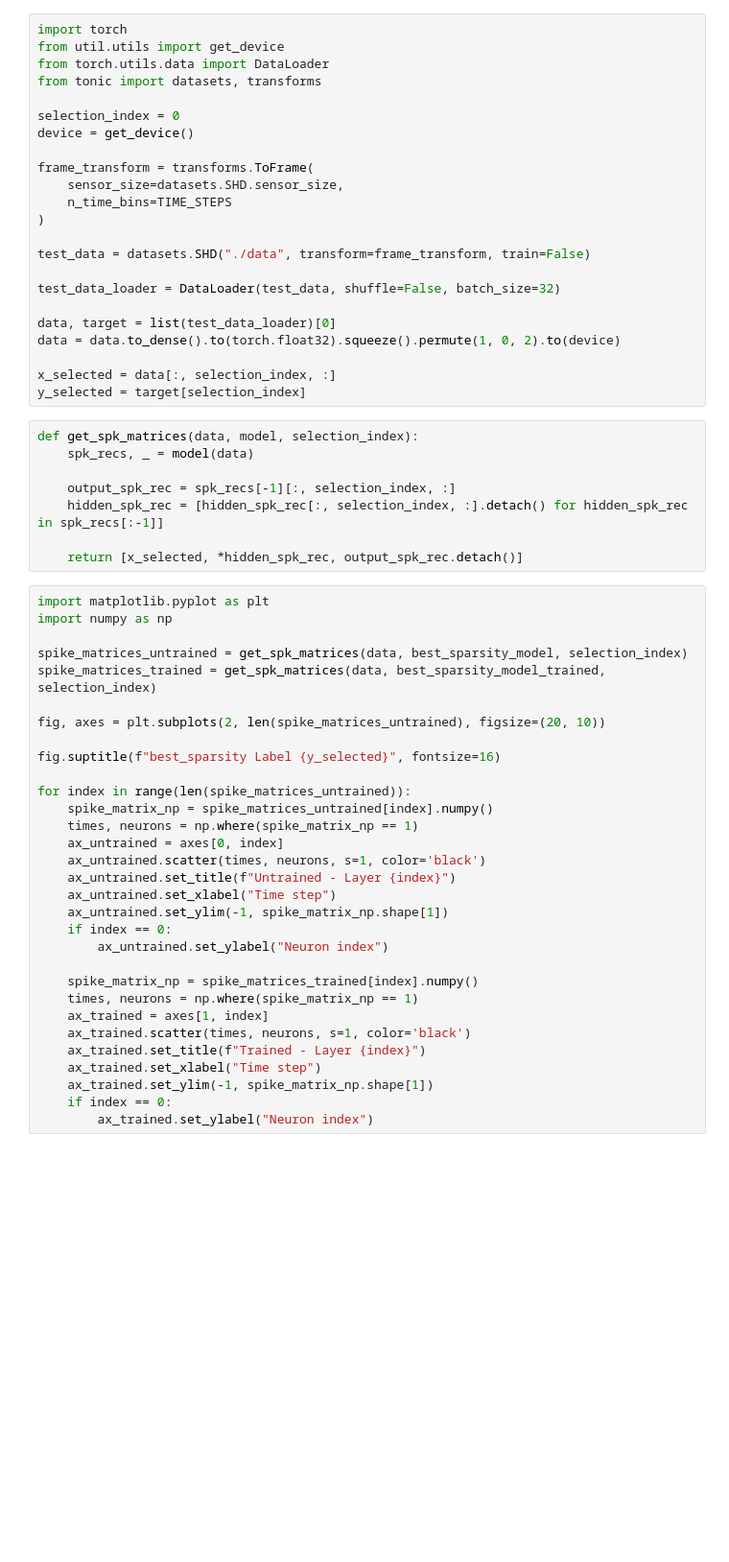
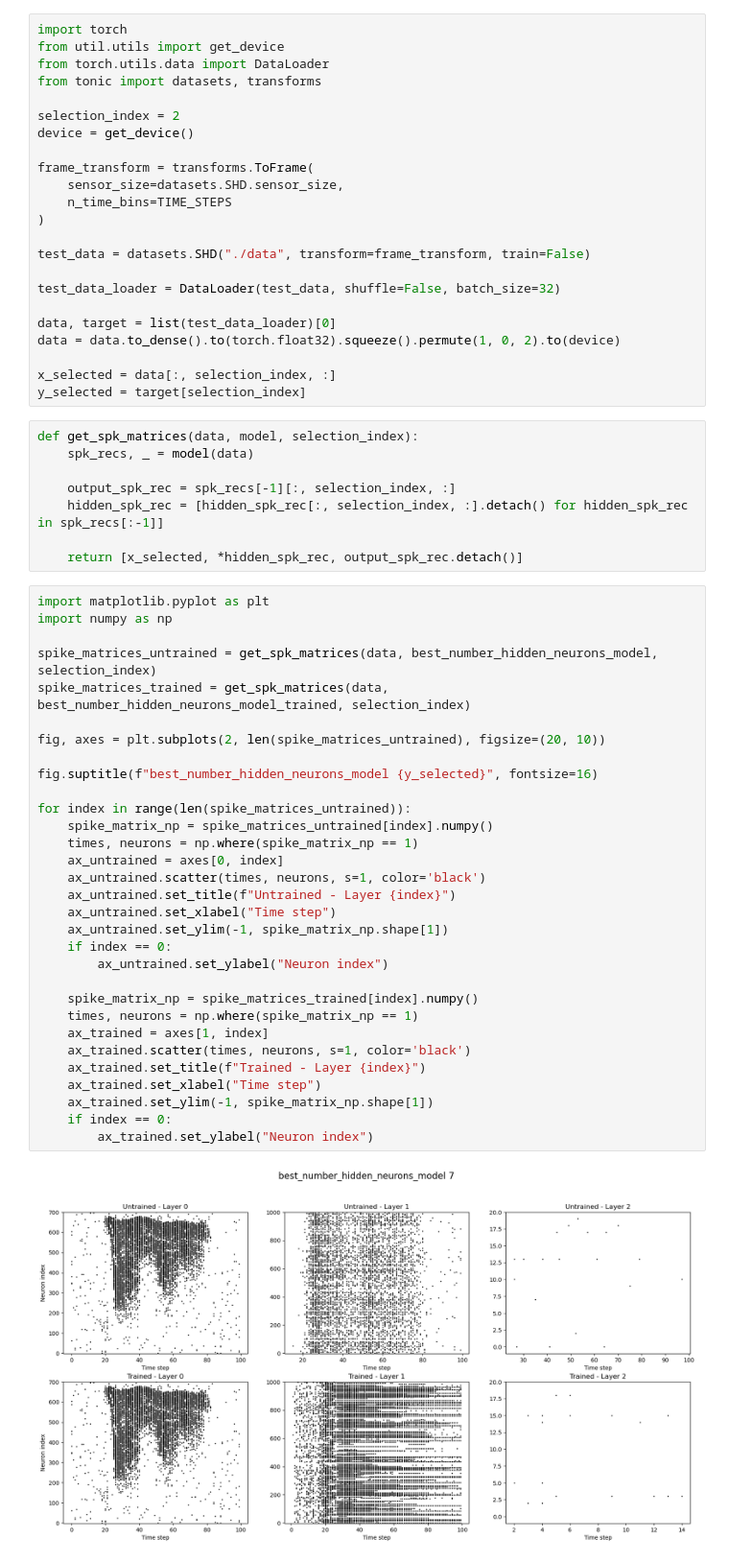
Before and after one commit to ForzaMark/whk-snn, a Jupyter notebook: heidelberg_implementation/best_configurations_evaluation.ipynb, the cells around one changed output. Shown at 96% size. Saved outputs shown, nothing was run; the diff lists cells and outputs as text; blank space fills up the shorter version.

```diff
--- a/heidelberg_implementation/best_configurations_evaluation.ipynb
+++ b/heidelberg_implementation/best_configurations_evaluation.ipynb
@@ -19,7 +21,7 @@ from util.utils import get_device
 from torch.utils.data import DataLoader
 from tonic import datasets, transforms
 
-selection_index = 0
+selection_index = 2
 device = get_device()
 
 frame_transform = transforms.ToFrame(
@@ -47,31 +49,33 @@ def get_spk_matrices(data, model, selection_index):
 # %%
 import matplotlib.pyplot as plt
 import numpy as np
 
-spike_matrices_untrained = get_spk_matrices(data, best_sparsity_model, selection_index)
-spike_matrices_trained = get_spk_matrices(data, best_sparsity_model_trained, selection_index)
+spike_matrices_untrained = get_spk_matrices(data, best_number_hidden_neurons_model, selection_index)
+spike_matrices_trained = get_spk_matrices(data, best_number_hidden_neurons_model_trained, selection_index)
 
 fig, axes = plt.subplots(2, len(spike_matrices_untrained), figsize=(20, 10))
 
-fig.suptitle(f"best_sparsity Label {y_selected}", fontsize=16)
+fig.suptitle(f"best_number_hidden_neurons_model {y_selected}", fontsize=16)
 
 for index in range(len(spike_matrices_untrained)):
     spike_matrix_np = spike_matrices_untrained[index].numpy()
     times, neurons = np.where(spike_matrix_np == 1)
     ax_untrained = axes[0, index]
     ax_untrained.scatter(times, neurons, s=1, color='black')
     ax_untrained.set_title(f"Untrained - Layer {index}")
     ax_untrained.set_xlabel("Time step")
     ax_untrained.set_ylim(-1, spike_matrix_np.shape[1])
     if index == 0:
         ax_untrained.set_ylabel("Neuron index")
 
     spike_matrix_np = spike_matrices_trained[index].numpy()
     times, neurons = np.where(spike_matrix_np == 1)
     ax_trained = axes[1, index]
     ax_trained.scatter(times, neurons, s=1, color='black')
     ax_trained.set_title(f"Trained - Layer {index}")
     ax_trained.set_xlabel("Time step")
     ax_trained.set_ylim(-1, spike_matrix_np.shape[1])
     if index == 0:
         ax_trained.set_ylabel("Neuron index")
+# %% [output]
+[figure, added]
```
Also changed, not shown: parts of 1 cell of this notebook, 23 other files.
